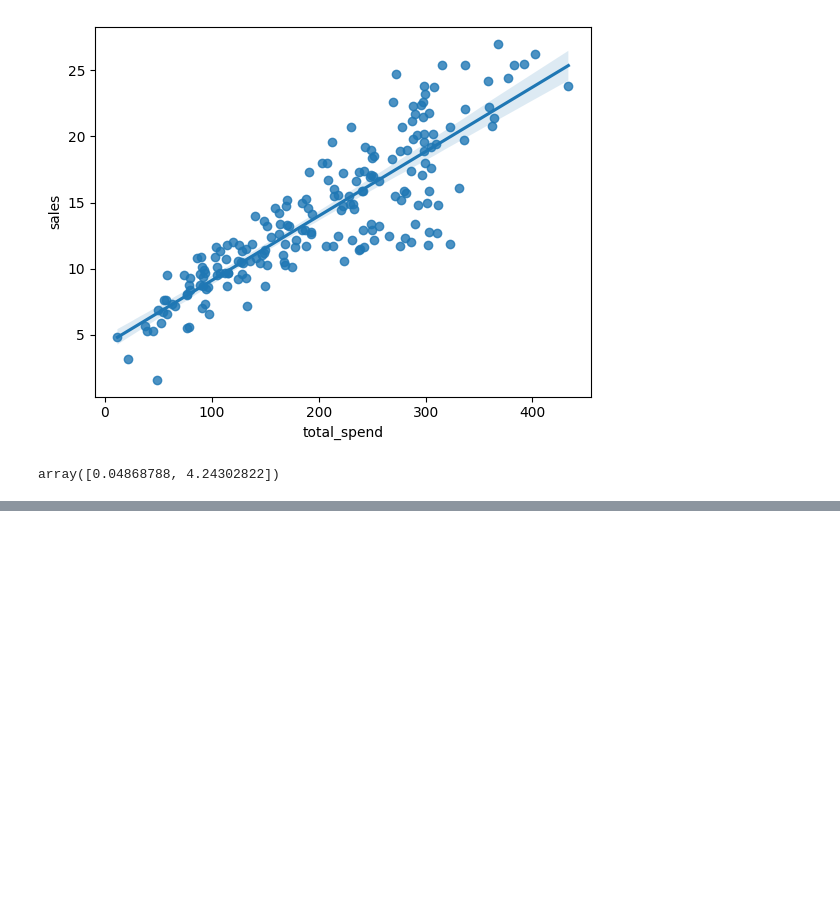
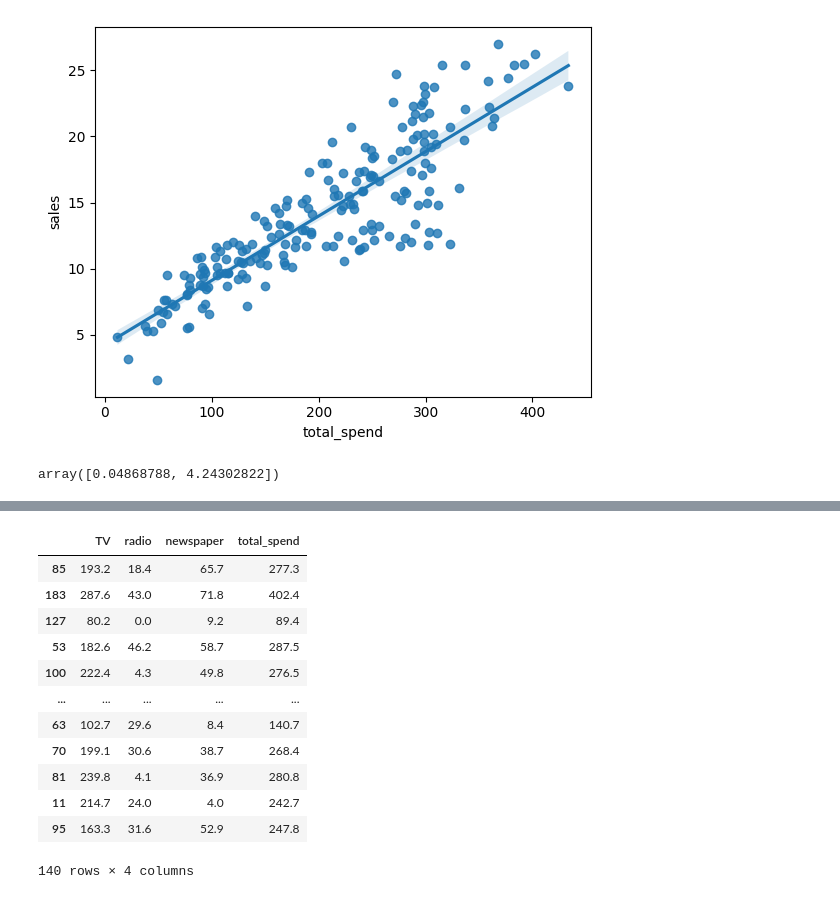
Before and after one commit to elmarhuseynv/Machine-Learning-Masterclass, a Jupyter notebook: 06_linear_regression/00_linear_regression.ipynb, the cells around one changed output, grey strips where cells are left out. Cells and saved outputs as stored; diff of their text form; code cells hidden in the pictures; blank space fills up the shorter version.

```diff
--- a/06_linear_regression/00_linear_regression.ipynb
+++ b/06_linear_regression/00_linear_regression.ipynb
@@ -30,0 +57,16 @@ array([0.04868788, 4.24302822])
+# %%
+X_train
+# %% [output]
+|  | TV | radio | newspaper | total_spend |
+| 85 | 193.2 | 18.4 | 65.7 | 277.3 |
+| 183 | 287.6 | 43.0 | 71.8 | 402.4 |
+| 127 | 80.2 | 0.0 | 9.2 | 89.4 |
+| 53 | 182.6 | 46.2 | 58.7 | 287.5 |
+| 100 | 222.4 | 4.3 | 49.8 | 276.5 |
+| ... | ... | ... | ... | ... |
+| 63 | 102.7 | 29.6 | 8.4 | 140.7 |
+| 70 | 199.1 | 30.6 | 38.7 | 268.4 |
+| 81 | 239.8 | 4.1 | 36.9 | 280.8 |
+| 11 | 214.7 | 24.0 | 4.0 | 242.7 |
+| 95 | 163.3 | 31.6 | 52.9 | 247.8 |
+140 rows × 4 columns
```
Also changed, not shown: parts of 8 cells of this notebook.
